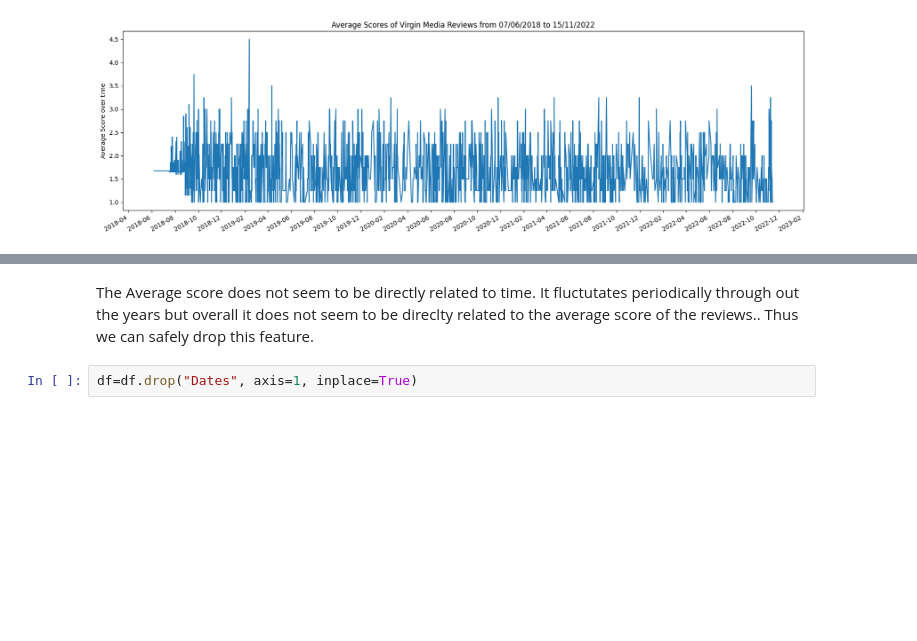
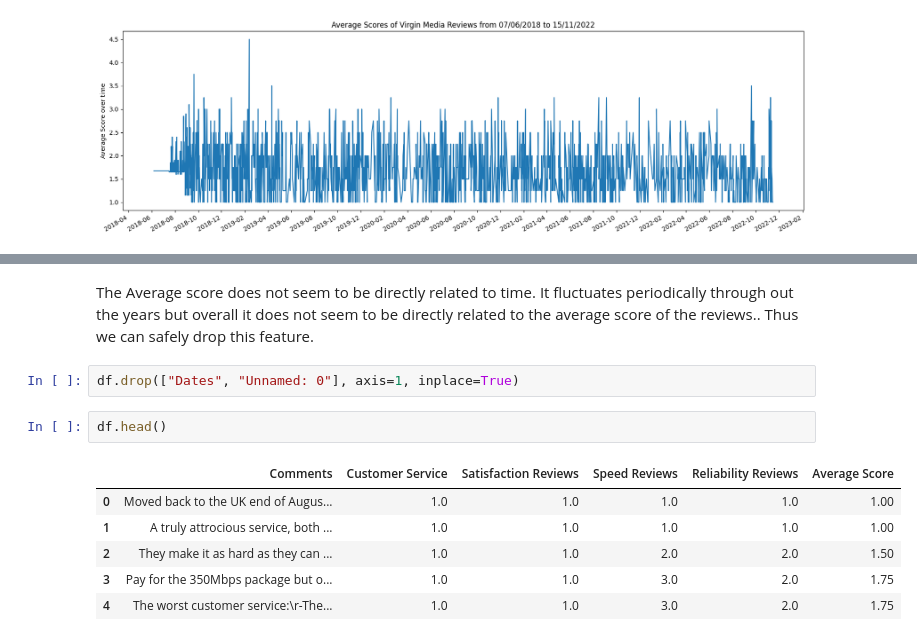
Before and after one commit to Beatrix-droid/Broadband-reviews-NLP, a Jupyter notebook: preprocessing_part_2.ipynb, the cells around one changed output, grey strips where cells are left out. Cells and saved outputs as stored; diff of their text form; blank space fills up the shorter version.

```diff
--- a/preprocessing_part_2.ipynb
+++ b/preprocessing_part_2.ipynb
@@ -44,4 +53,13 @@ Text(0.5, 1.0, 'Average Scores of Virgin Media Reviews from 07/06/2018 to 15/11/
 # %% [markdown]
-The  Average score does not seem to be directly related to time. It fluctutates periodically through out the years but overall it does not seem to be direclty related to the average score of the reviews.. Thus we can safely drop this feature.
+The  Average score does not seem to be directly related to time. It fluctuates periodically through out the years but overall it does not seem to be directly related to the average score of the reviews.. Thus we can safely drop this feature.
 # %%
-df=df.drop("Dates", axis=1, inplace=True)
+df.drop(["Dates", "Unnamed: 0"], axis=1, inplace=True)
+# %%
+df.head()
+# %% [output]
+|  | Comments | Customer Service | Satisfaction Reviews | Speed Reviews | Reliability Reviews | Average Score |
+| 0 | Moved back to the UK end of Augus... | 1.0 | 1.0 | 1.0 | 1.0 | 1.00 |
+| 1 | A truly attrocious service, both ... | 1.0 | 1.0 | 1.0 | 1.0 | 1.00 |
+| 2 | They make it as hard as they can ... | 1.0 | 1.0 | 2.0 | 2.0 | 1.50 |
+| 3 | Pay for the 350Mbps package but o... | 1.0 | 1.0 | 3.0 | 2.0 | 1.75 |
+| 4 | The worst customer service:\r-The... | 1.0 | 1.0 | 3.0 | 2.0 | 1.75 |
```
Also changed, not shown: parts of 7 cells of this notebook.
